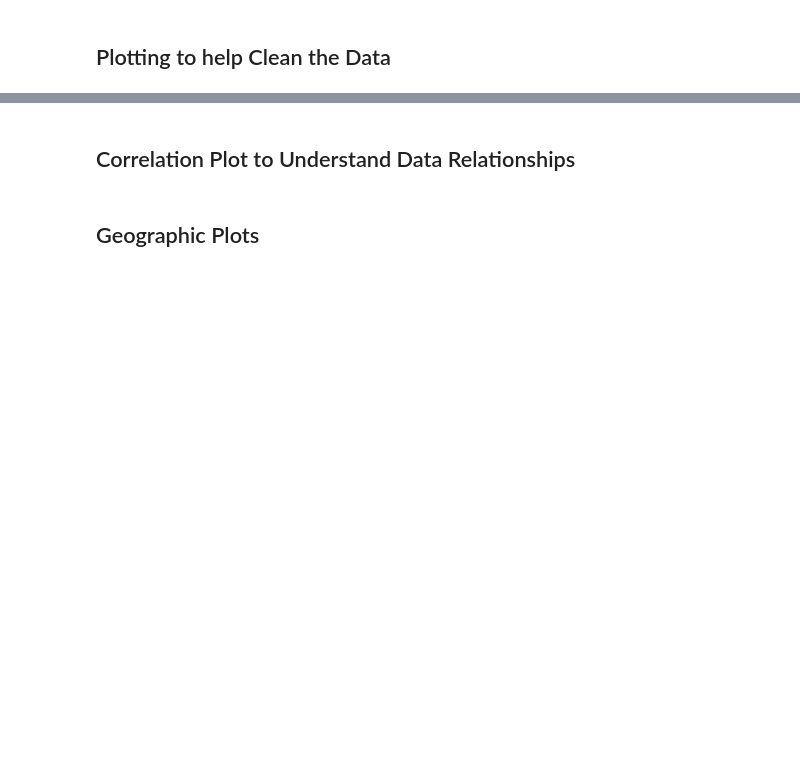
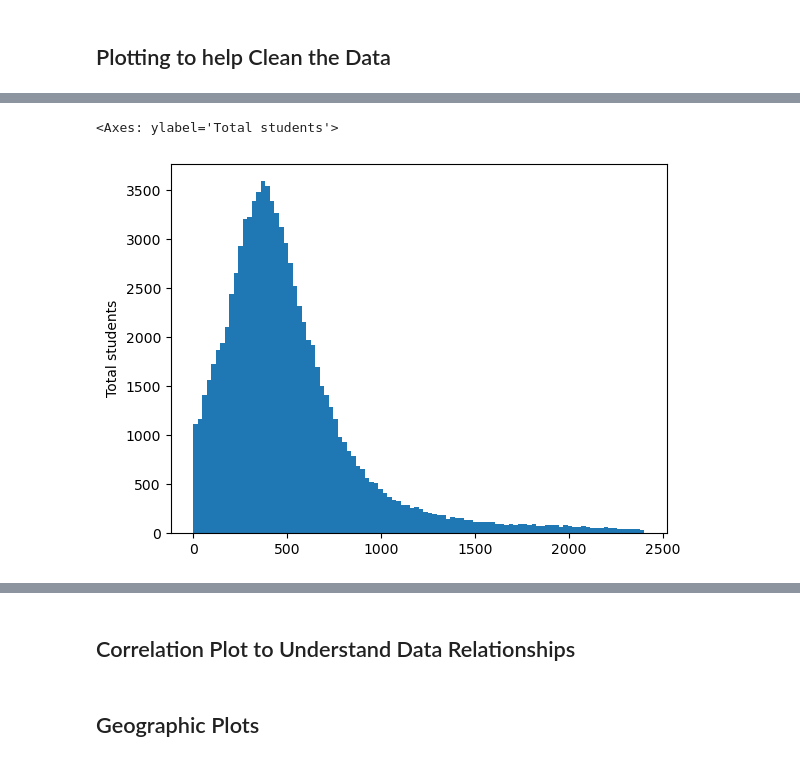
Before and after one commit to cold-quix/school-analysis, a Jupyter notebook: public_school_analysis.ipynb, the cells around one changed output, grey strips where cells are left out. Drawn from its saved outputs; the diff is of its cells as text; code cells hidden in the pictures; blank space fills up the shorter version.

```diff
--- a/public_school_analysis.ipynb
+++ b/public_school_analysis.ipynb
@@ -236,4 +261,13 @@ df_regulars["SCHOOL_TYPE_TEXT"].count()
 # %%
 # Re-Plot a histogram of Total enrolled students after removing 0s and outliers above the 99th quantile
+df_total_filtered = pd.DataFrame(data=df_regulars)
+df_total_filtered = df_total_filtered[df_total_filtered["TOTAL"] > 0]
+
+quantile = df_total_filtered["TOTAL"].quantile(0.99)
+df_total_filtered = df_total_filtered[df_total_filtered["TOTAL"] <= quantile]
+df_total_filtered["TOTAL"].plot(kind="hist", bins=100, ylabel="Total students")
+# %% [output]
+<Axes: ylabel='Total students'>
+[figure, added]
 # %%
 # Re-Plot a histogram of Total Teachers after removing 0s and outliers above the 99th quantile
```
Also changed, not shown: parts of 11 cells of this notebook.
